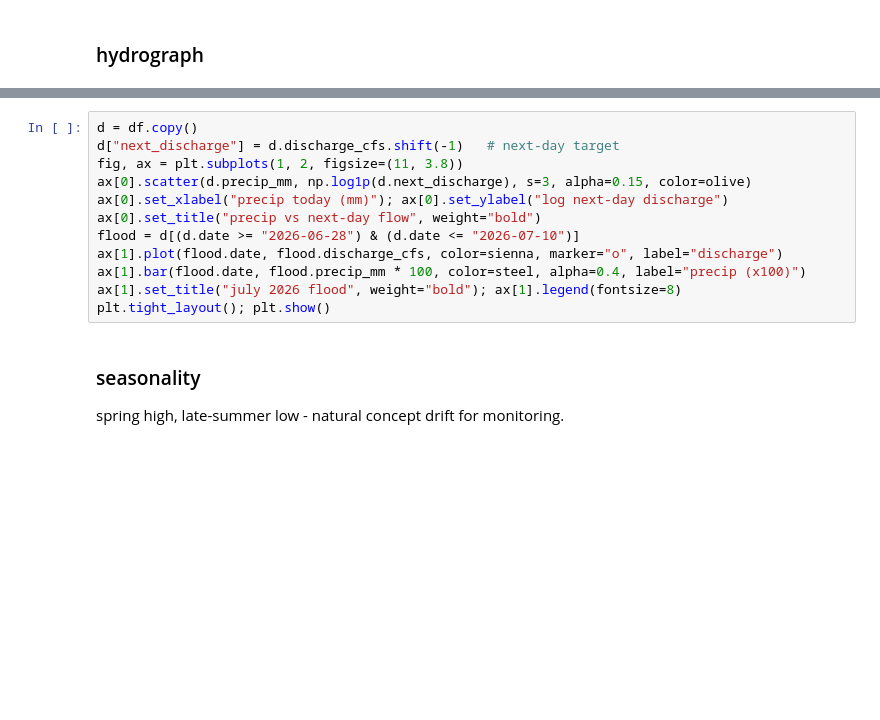
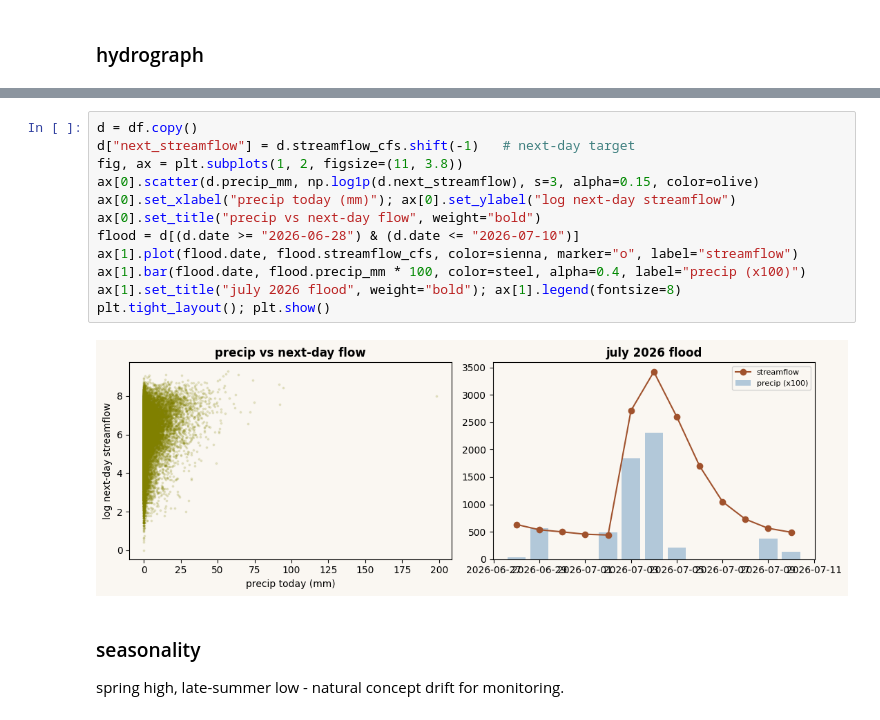
Before and after one commit to babnigg/streamflow-mlops, a Jupyter notebook: notebooks/01_eda.ipynb, the cells around one changed output, grey strips where cells are left out. Drawn from its saved outputs; the diff is of its cells as text; blank space fills up the shorter version.

```diff
--- a/notebooks/01_eda.ipynb
+++ b/notebooks/01_eda.ipynb
@@ -48,15 +72,17 @@ the learnable signal. july 2026 flood: 17-21mm rain, discharge 455 -> 3420 cfs.
 # %%
 d = df.copy()
-d["next_discharge"] = d.discharge_cfs.shift(-1)   # next-day target
+d["next_streamflow"] = d.streamflow_cfs.shift(-1)   # next-day target
 fig, ax = plt.subplots(1, 2, figsize=(11, 3.8))
-ax[0].scatter(d.precip_mm, np.log1p(d.next_discharge), s=3, alpha=0.15, color=olive)
-ax[0].set_xlabel("precip today (mm)"); ax[0].set_ylabel("log next-day discharge")
+ax[0].scatter(d.precip_mm, np.log1p(d.next_streamflow), s=3, alpha=0.15, color=olive)
+ax[0].set_xlabel("precip today (mm)"); ax[0].set_ylabel("log next-day streamflow")
 ax[0].set_title("precip vs next-day flow", weight="bold")
 flood = d[(d.date >= "2026-06-28") & (d.date <= "2026-07-10")]
-ax[1].plot(flood.date, flood.discharge_cfs, color=sienna, marker="o", label="discharge")
+ax[1].plot(flood.date, flood.streamflow_cfs, color=sienna, marker="o", label="streamflow")
 ax[1].bar(flood.date, flood.precip_mm * 100, color=steel, alpha=0.4, label="precip (x100)")
 ax[1].set_title("july 2026 flood", weight="bold"); ax[1].legend(fontsize=8)
 plt.tight_layout(); plt.show()
+# %% [output]
+[figure, added]
 # %% [markdown]
 ### seasonality
 spring high, late-summer low - natural concept drift for monitoring.
```
Also changed, not shown: parts of 10 cells of this notebook, 8 other files.
